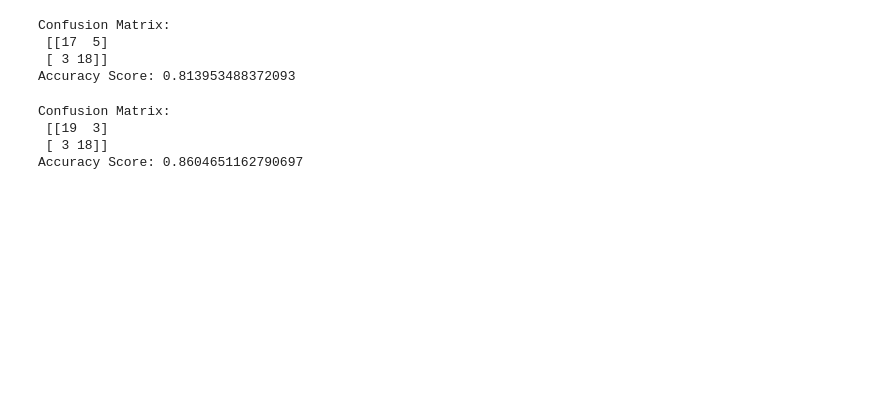
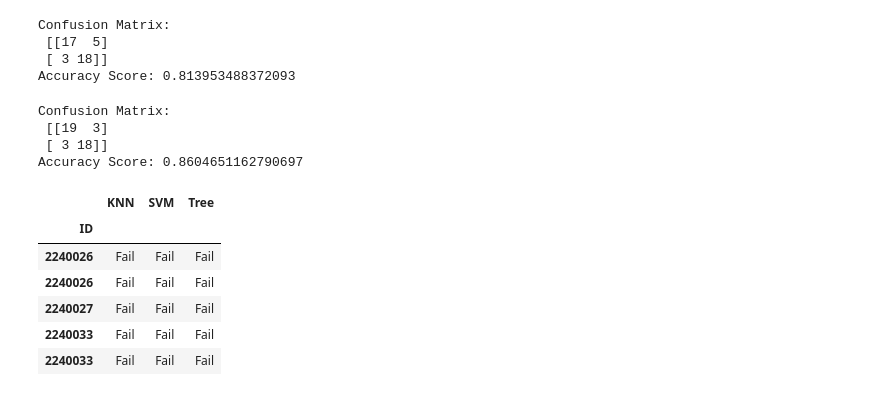
Before and after one commit to michaelzwartz/Science-Elective-Enrollment, a Jupyter notebook: Analysis.ipynb, the cells around one changed output. Drawn from its saved outputs; the diff is of its cells as text; code cells hidden in the pictures; blank space fills up the shorter version.

```diff
--- a/Analysis.ipynb
+++ b/Analysis.ipynb
@@ -264,13 +265,13 @@ ohn_columns = {0: 'Female', 1: 'Male', 2: 'Counselor10', 3: 'Counselor13', 4: 'C
 ohn_data = ohn_data.rename(columns=ohn_columns)
 
 #create new df by joining categorical data array with non categorical array
-new_df = df.join(ohn_data)
+new_df_full = df.join(ohn_data)
 
 #drop non encoded categorical data
-new_df = new_df.drop(category_features, axis=1)
+new_df_full = new_df_full.drop(category_features, axis=1)
 
 #drop all missing values
-new_df = new_df.dropna()
+new_df = new_df_full.dropna()
 
 #create new idexes
 new_df = new_df.set_index('ID')
@@ -412,0 +380,33 @@ Accuracy Score: 0.8604651162790697
+# %%
+#make prediction for students who didn't enroll in chemistry
+
+#create datafram of student info who didn't take chemistry
+df_no_chem = new_df_full[new_df_full['chem11']==0]
+
+#drop chem grades (they are nan), they drop all other nan
+df_no_chem = df_no_chem.drop(['chem11', 'chem11_score', 'Chem11_grade'], axis=1)
+df_no_chem = df_no_chem.dropna()
+df_no_chem = df_no_chem.set_index('ID')
+
+#create array
+no_chem = df_no_chem.values
+
+#use models to make predictions
+predKNN_no_chem =knn.predict(no_chem)
+predSVM_no_chem =svm1.predict(no_chem)
+predTREE_no_chem =tree1.predict(no_chem)
+
+#add predictions to dataframe
+df_no_chem['KNN'] = predKNN_no_chem
+df_no_chem['SVM'] = predSVM_no_chem
+df_no_chem['Tree'] =predTREE_no_chem
+
+df_no_chem[['KNN', 'SVM', 'Tree']].head()
+# %% [output]
+|  | KNN | SVM | Tree |
+| ID |  |  |  |
+| 2240026 | Fail | Fail | Fail |
+| 2240026 | Fail | Fail | Fail |
+| 2240027 | Fail | Fail | Fail |
+| 2240033 | Fail | Fail | Fail |
+| 2240033 | Fail | Fail | Fail |
```
Also changed, not shown: parts of 5 cells of this notebook.
